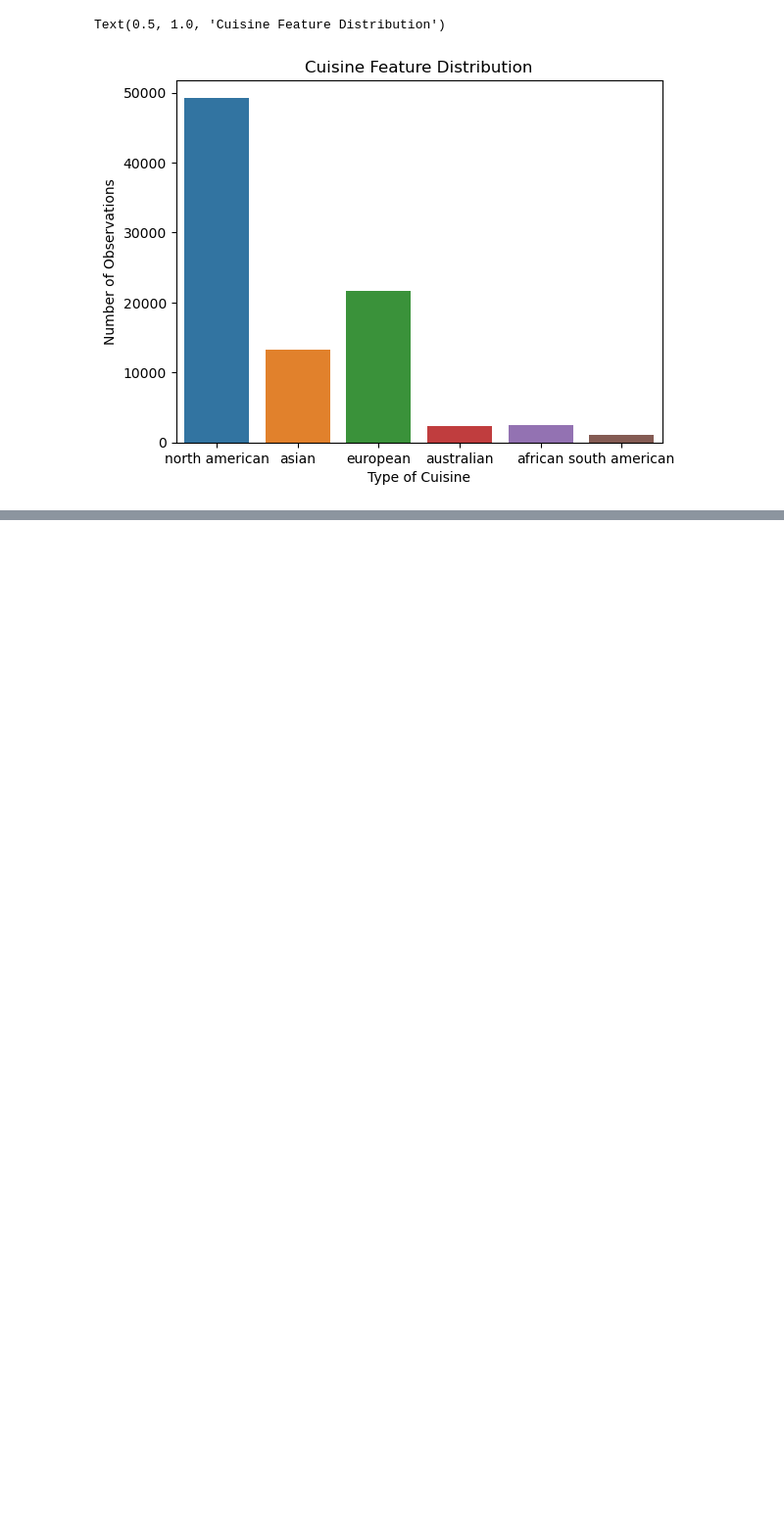
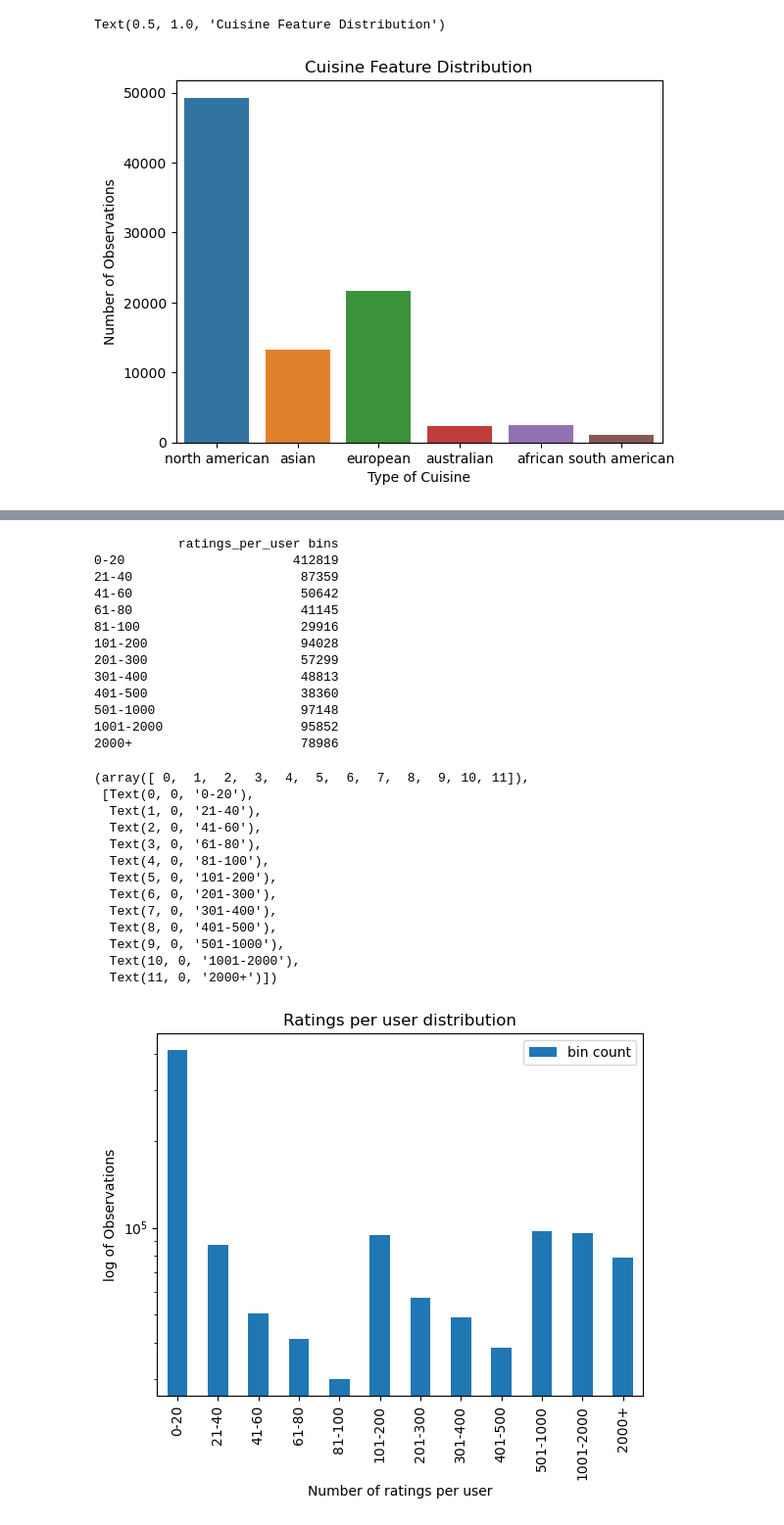
Before and after one commit to MDesai31/Recipe_Recommender, a Jupyter notebook: notebooks/RR_Capstone_Data_Wrangling_and_EDA.ipynb, the cells around one changed output, grey strips where cells are left out. Shown: that part at 98% size. Saved outputs shown, nothing was run; the diff lists cells and outputs as text; code cells hidden in the pictures; blank space fills up the shorter version.

```diff
--- a/notebooks/RR_Capstone_Data_Wrangling_and_EDA.ipynb
+++ b/notebooks/RR_Capstone_Data_Wrangling_and_EDA.ipynb
@@ -382,0 +405,44 @@ Text(0.5, 1.0, 'Cuisine Feature Distribution')
+# %%
+bin_range = ['0-20', '21-40','41-60', '61-80','81-100','101-200','201-300','301-400','401-500','501-1000', '1001-2000', '2000+']
+bins = pd.cut(ratings_per_user, [0,20,40,60,80,100,200,300,400,500,1000,2000,np.inf],right=True, labels=bin_range)
+
+plot_df = pd.DataFrame({'ratings_per_user bins': bins.value_counts(sort=False)}, index=bin_range)
+print(plot_df)
+
+#plot a bart chart of the binned data
+plot_df.plot.bar(rot=0)
+ax = plt.gca()
+plt.yscale('log')
+plt.legend(['bin count'])
+plt.xlabel('Number of ratings per user')
+plt.ylabel('log of Observations')
+plt.title('Ratings per user distribution')
+plt.xticks(rotation=90)
+# %% [output]
+           ratings_per_user bins
+0-20                      412819
+21-40                      87359
+41-60                      50642
+61-80                      41145
+81-100                     29916
+101-200                    94028
+201-300                    57299
+301-400                    48813
+401-500                    38360
+501-1000                   97148
+1001-2000                  95852
+2000+                      78986
+(array([ 0,  1,  2,  3,  4,  5,  6,  7,  8,  9, 10, 11]),
+ [Text(0, 0, '0-20'),
+  Text(1, 0, '21-40'),
+  Text(2, 0, '41-60'),
+  Text(3, 0, '61-80'),
+  Text(4, 0, '81-100'),
+  Text(5, 0, '101-200'),
+  Text(6, 0, '201-300'),
+  Text(7, 0, '301-400'),
+  Text(8, 0, '401-500'),
+  Text(9, 0, '501-1000'),
+  Text(10, 0, '1001-2000'),
+  Text(11, 0, '2000+')])
+[figure, added]
```
Also changed, not shown: parts of 11 cells of this notebook, 3 other files.
